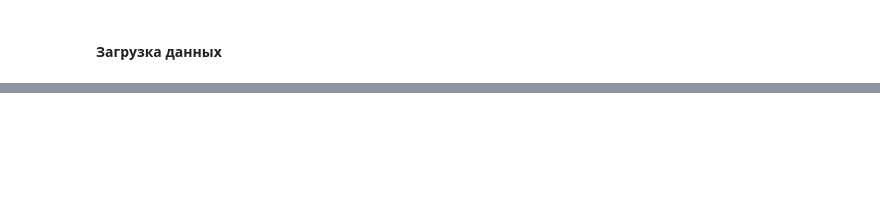
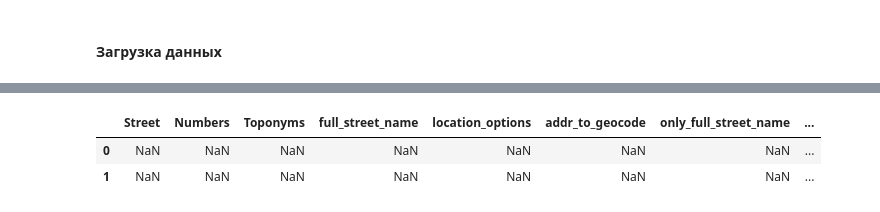
Before and after one commit to Sandrro/sloyka, a Jupyter notebook: examples/geocoder_example.ipynb, the cells around one changed output, grey strips where cells are left out. Saved outputs shown, nothing was run; the diff lists cells and outputs as text; code cells hidden in the pictures; blank space fills up the shorter version.

```diff
--- a/examples/geocoder_example.ipynb
+++ b/examples/geocoder_example.ipynb
@@ -31 +109,7 @@ print(result.dropna(subset='other_geo_obj').drop(columns=['Location']).shape)
+# %%
+result
+# %% [output]
+|  | Street | Numbers | Toponyms | full_street_name | location_options | addr_to_geocode | only_full_street_name | ... |
+| 0 | NaN | NaN | NaN | NaN | NaN | NaN | NaN | ... |
+| 1 | NaN | NaN | NaN | NaN | NaN | NaN | NaN | ... |
 # %%
```
Also changed, not shown: parts of 11 cells of this notebook, 2 other files.
